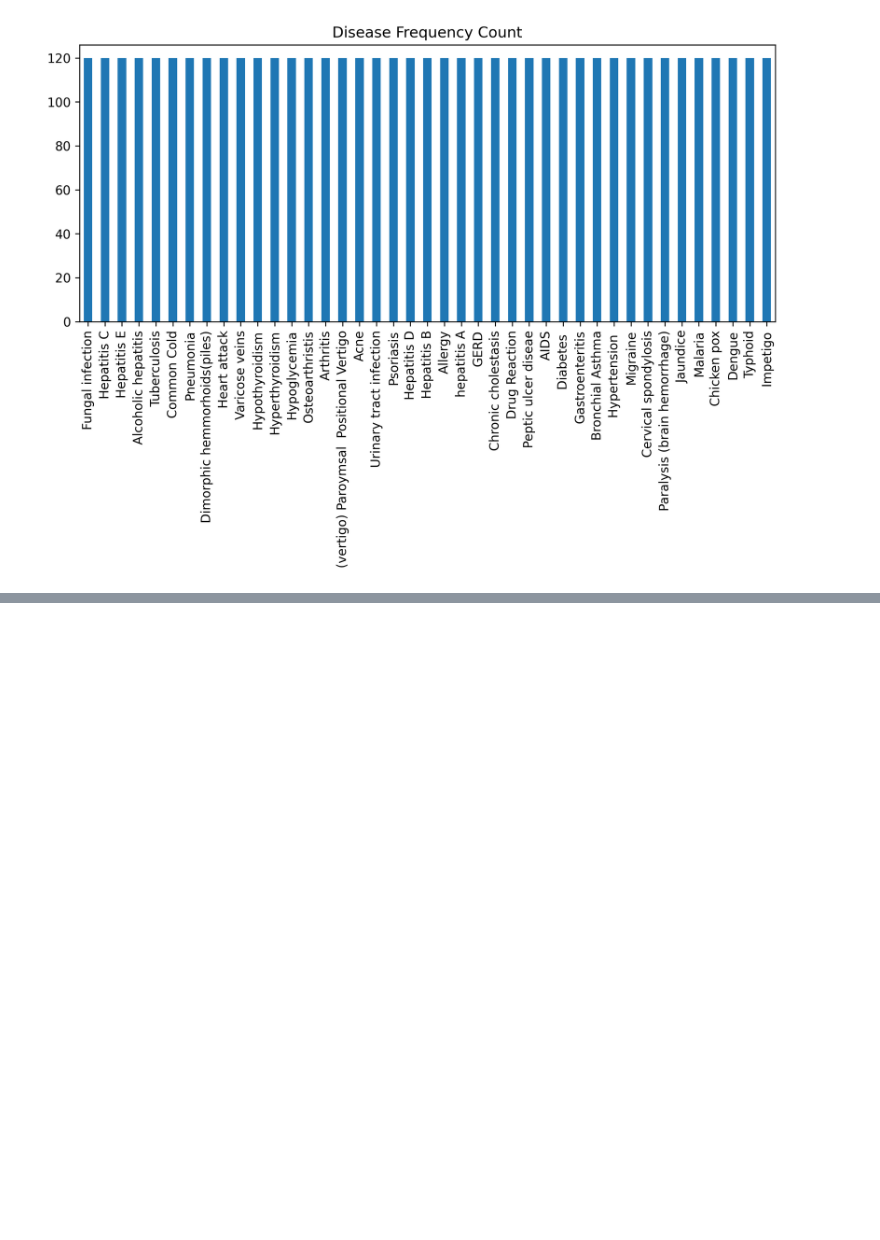
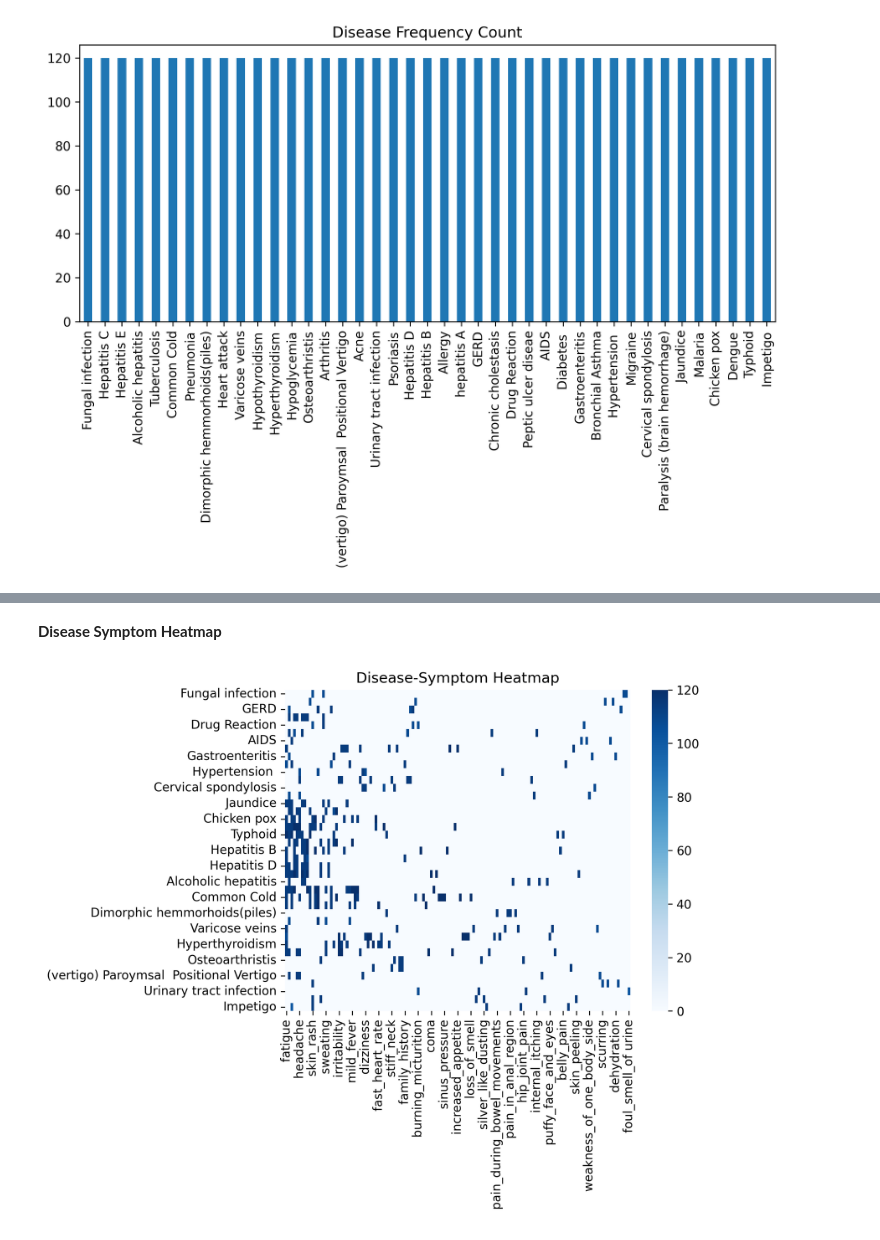
Before and after one commit to domipm/AML-Disease-Symptom, a Jupyter notebook: Health_14.ipynb, the cells around one changed output, grey strips where cells are left out. Cells and saved outputs as stored; diff of their text form; code cells hidden in the pictures; blank space fills up the shorter version.

```diff
--- a/Health_14.ipynb
+++ b/Health_14.ipynb
@@ -172,0 +194,26 @@ disease_arr.plot(
+# %% [markdown]
+**Disease Symptom Heatmap**
+# %%
+# Convert unique symptoms names to numpy array
+symptom_unique = symptom_arr.sort_values(ascending = False).index.to_numpy()
+# Convert unique disease names to numpy array
+disease_unique = disease_arr.sort_values(ascending = False).index.to_numpy()
+
+# Create a one-hot encoded DataFrame where rows = diseases, columns = symptoms
+dissym_matrix = pd.DataFrame(0, index = disease_unique, columns = symptom_unique)
+
+# Fill the matrix with frequency counts
+for _, row in df_Data.iterrows():
+    disease = row["Disease"]
+    symptoms = row[1:].dropna().values  # Extract symptoms from the row
+    dissym_matrix.loc[disease, symptoms] += 1
+
+# Plot heatmap
+sb.heatmap(dissym_matrix, annot=False, cmap="Blues")
+# Set plot title
+plt.title("Disease-Symptom Heatmap")
+# Show plot
+plt.show()
+plt.close()
+# %% [output]
+[figure, added]
```
Also changed, not shown: parts of 5 cells of this notebook.
